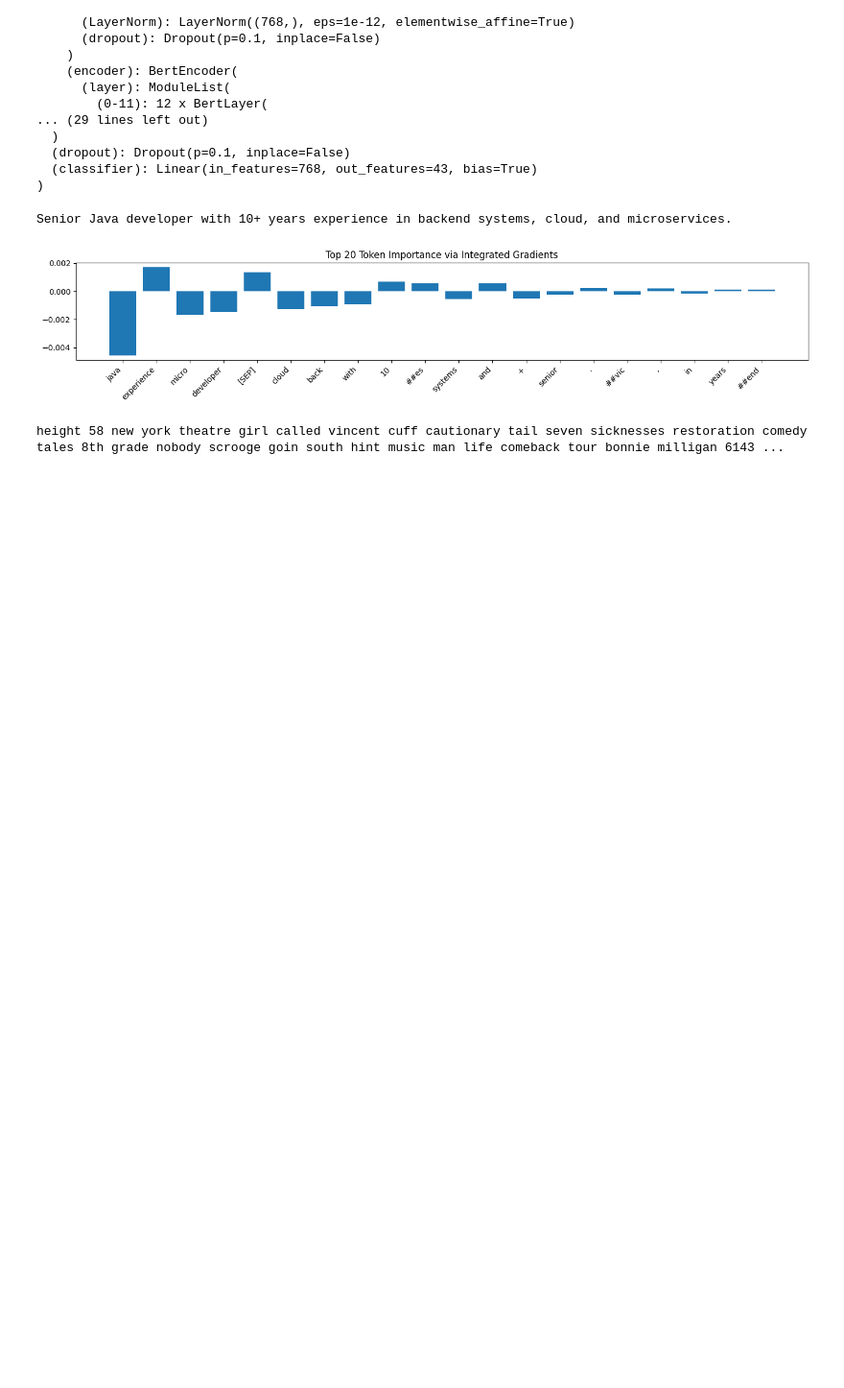
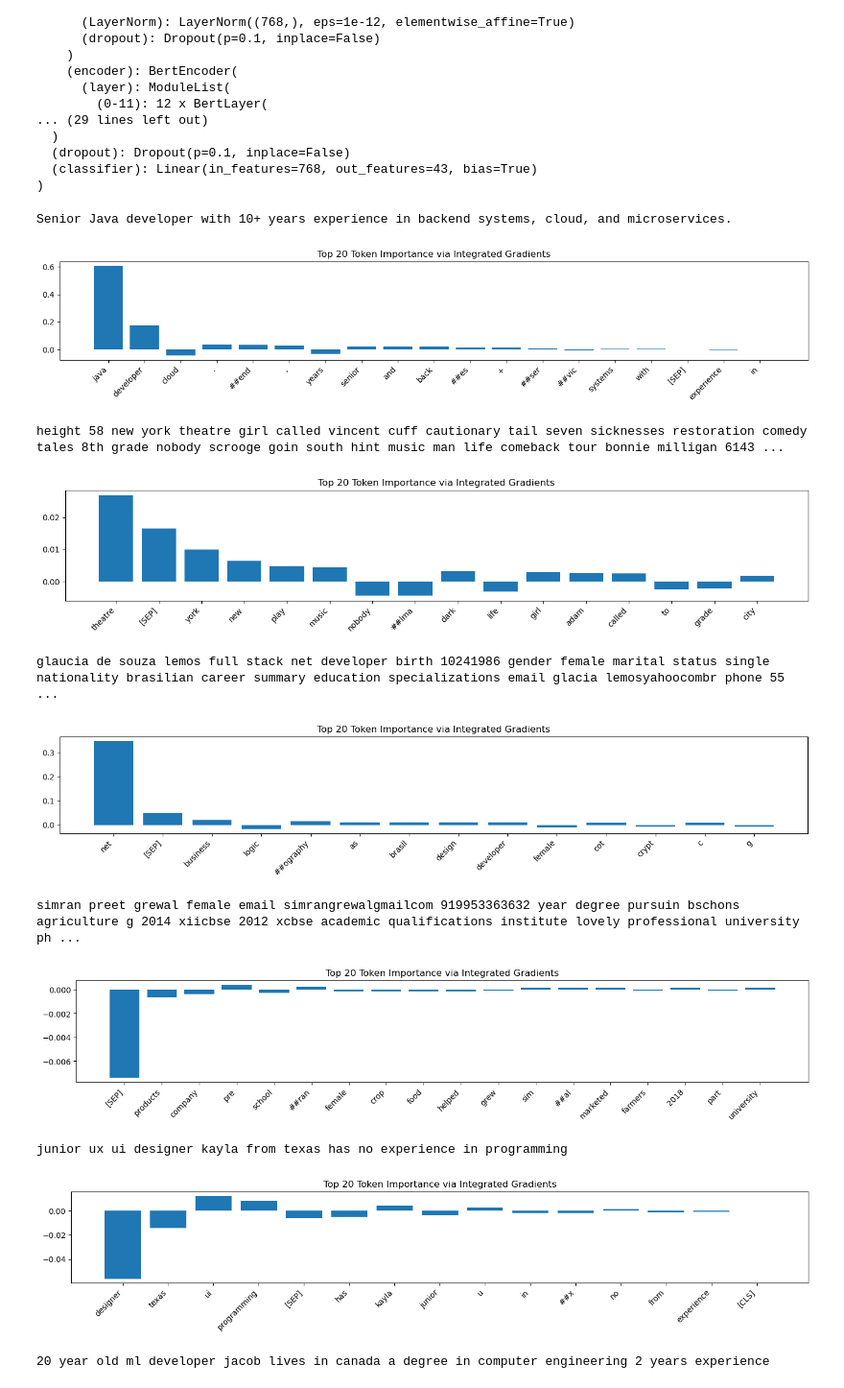
Before and after one commit to natagapova/xai-resume-bias, a Jupyter notebook: notebooks/integrated_gradients.ipynb, the cells around one changed output. Shown: that part at 96% size. Saved outputs shown, nothing was run; the diff lists cells and outputs as text; code cells hidden in the pictures; blank space fills up the shorter version.

```diff
--- a/notebooks/integrated_gradients.ipynb
+++ b/notebooks/integrated_gradients.ipynb
@@ -59,6 +59,8 @@ def draw_attributions(attributions, input_ids, fig_number):
     plt.savefig(f"example{fig_number}.png", bbox_inches='tight')
     plt.show()
 # %%
+target_class = 0
+
 def test_sample(input_text, ig):
     input_ids = get_input_ids(input_text)
     baseline_ids = get_baseline_ids(input_ids)
@@ -89,9 +91,11 @@ def ids_to_embeddings(input_ids):
     return model.get_input_embeddings()(input_ids).requires_grad_(True)
 # %%
 def forward_from_embeddings(input_embeds):
+    global target_class
+
     output = model(inputs_embeds=input_embeds)
     logits = output.logits
-    return torch.softmax(logits, dim=1)[:, 1]
+    return torch.softmax(logits, dim=1)[:, target_class]
 # %%
 gender_marked_texts = [
     "Senior Java developer with 10+ years experience in backend systems, cloud, and microservices.", # small test text
@@ -101,14 +105,26 @@ gender_marked_texts = [
     "junior ux ui designer kayla from texas has no experience in programming",
     "20 year old ml developer jacob lives in canada a degree in computer engineering 2 years experience"
 ]
 
+target_classes = [29, 5, 20, 4, 42, 15] # Java Developer, Arts, DotNet Developer, Architecture, Web Designer, Data Scientist
+
 ig = IntegratedGradients(forward_from_embeddings)
 
 for i, text in enumerate(gender_marked_texts):
     print(text)
+
+    target_class = target_classes[i]
     attributions, input_ids = test_sample(text, ig)
     draw_attributions(attributions, input_ids, i)
 # %% [output]
 Senior Java developer with 10+ years experience in backend systems, cloud, and microservices.
-[figure, old version]
+[figure, new version]
 height 58 new york theatre girl called vincent cuff cautionary tail seven sicknesses restoration comedy tales 8th grade nobody scrooge goin south hint music man life comeback tour bonnie milligan 6143 ...
+[figure, added]
+glaucia de souza lemos full stack net developer birth 10241986 gender female marital status single nationality brasilian career summary education specializations email glacia lemosyahoocombr phone 55  ...
+[figure, added]
+simran preet grewal female email simrangrewalgmailcom 919953363632 year degree pursuin bschons agriculture g 2014 xiicbse 2012 xcbse academic qualifications institute lovely professional university ph ...
+[figure, added]
+junior ux ui designer kayla from texas has no experience in programming
+[figure, added]
+20 year old ml developer jacob lives in canada a degree in computer engineering 2 years experience
```
Also changed, not shown: parts of 1 cell of this notebook, 6 other files.
